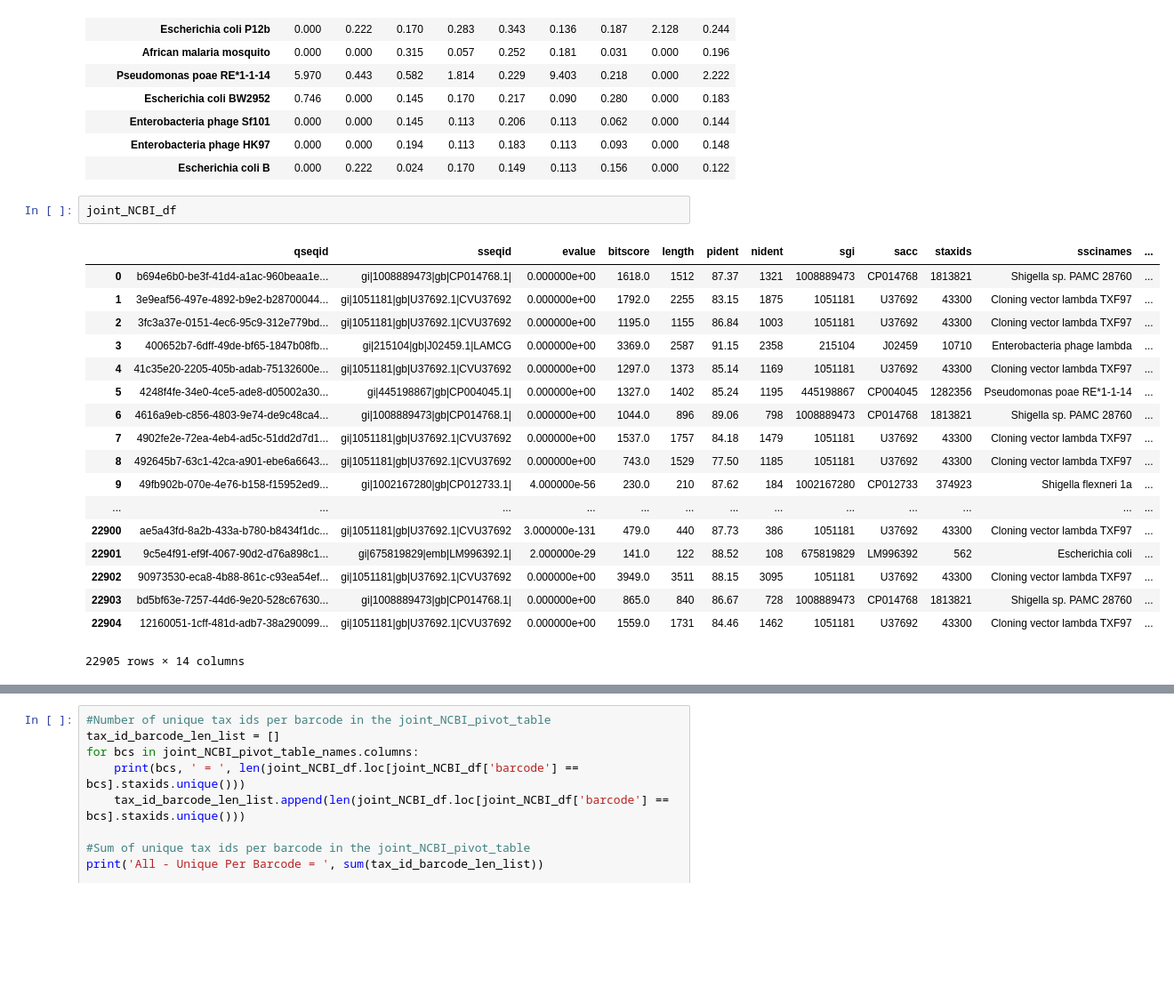
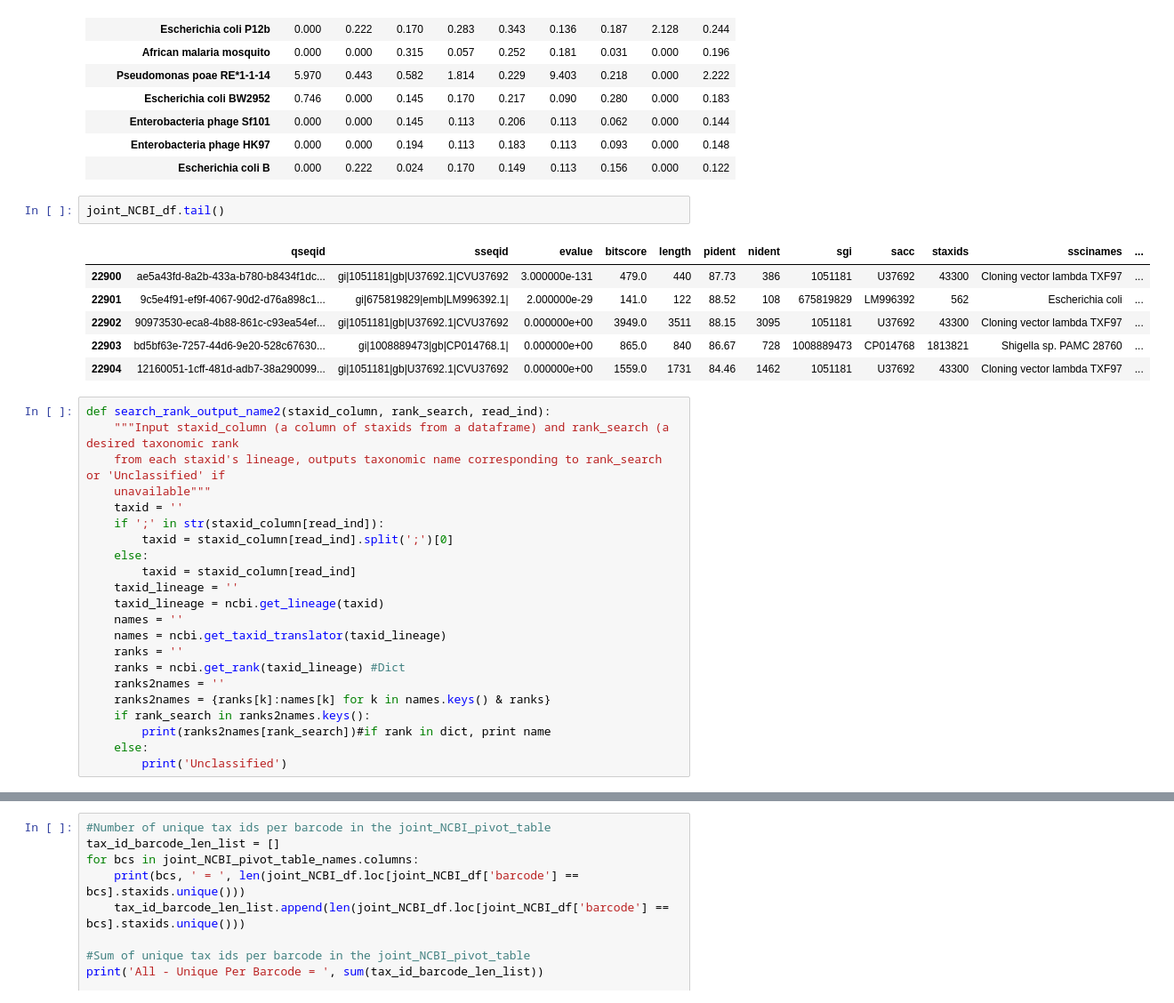
Before and after one commit to BenjaminSchwessinger/Gamran, a Jupyter notebook: MinIon_analysis_05012017_Wagga_initial-taxonomy.ipynb, the cells around one changed output, grey strips where cells are left out. Shown at 89% size. Drawn from its saved outputs; the diff is of its cells as text; blank space fills up the shorter version.

```diff
--- a/MinIon_analysis_05012017_Wagga_initial-taxonomy.ipynb
+++ b/MinIon_analysis_05012017_Wagga_initial-taxonomy.ipynb
@@ -168,23 +168,33 @@ joint_NCBI_pivot_table_names_pc2.applymap(lambda x: '%.3f' % x).head(n=15)
 | Enterobacteria phage HK97 | 0.000 | 0.000 | 0.194 | 0.113 | 0.183 | 0.113 | 0.093 | 0.000 | 0.148 |
 | Escherichia coli B | 0.000 | 0.222 | 0.024 | 0.170 | 0.149 | 0.113 | 0.156 | 0.000 | 0.122 |
 # %%
-joint_NCBI_df
+joint_NCBI_df.tail()
 # %% [output]
 |  | qseqid | sseqid | evalue | bitscore | length | pident | nident | sgi | sacc | staxids | sscinames | ... |
-| 0 | b694e6b0-be3f-41d4-a1ac-960beaa1e... | gi|1008889473|gb|CP014768.1| | 0.000000e+00 | 1618.0 | 1512 | 87.37 | 1321 | 1008889473 | CP014768 | 1813821 | Shigella sp. PAMC 28760 | ... |
-| 1 | 3e9eaf56-497e-4892-b9e2-b28700044... | gi|1051181|gb|U37692.1|CVU37692 | 0.000000e+00 | 1792.0 | 2255 | 83.15 | 1875 | 1051181 | U37692 | 43300 | Cloning vector lambda TXF97 | ... |
-| 2 | 3fc3a37e-0151-4ec6-95c9-312e779bd... | gi|1051181|gb|U37692.1|CVU37692 | 0.000000e+00 | 1195.0 | 1155 | 86.84 | 1003 | 1051181 | U37692 | 43300 | Cloning vector lambda TXF97 | ... |
-| 3 | 400652b7-6dff-49de-bf65-1847b08fb... | gi|215104|gb|J02459.1|LAMCG | 0.000000e+00 | 3369.0 | 2587 | 91.15 | 2358 | 215104 | J02459 | 10710 | Enterobacteria phage lambda | ... |
-| 4 | 41c35e20-2205-405b-adab-75132600e... | gi|1051181|gb|U37692.1|CVU37692 | 0.000000e+00 | 1297.0 | 1373 | 85.14 | 1169 | 1051181 | U37692 | 43300 | Cloning vector lambda TXF97 | ... |
-| 5 | 4248f4fe-34e0-4ce5-ade8-d05002a30... | gi|445198867|gb|CP004045.1| | 0.000000e+00 | 1327.0 | 1402 | 85.24 | 1195 | 445198867 | CP004045 | 1282356 | Pseudomonas poae RE*1-1-14 | ... |
-| 6 | 4616a9eb-c856-4803-9e74-de9c48ca4... | gi|1008889473|gb|CP014768.1| | 0.000000e+00 | 1044.0 | 896 | 89.06 | 798 | 1008889473 | CP014768 | 1813821 | Shigella sp. PAMC 28760 | ... |
-| 7 | 4902fe2e-72ea-4eb4-ad5c-51dd2d7d1... | gi|1051181|gb|U37692.1|CVU37692 | 0.000000e+00 | 1537.0 | 1757 | 84.18 | 1479 | 1051181 | U37692 | 43300 | Cloning vector lambda TXF97 | ... |
-| 8 | 492645b7-63c1-42ca-a901-ebe6a6643... | gi|1051181|gb|U37692.1|CVU37692 | 0.000000e+00 | 743.0 | 1529 | 77.50 | 1185 | 1051181 | U37692 | 43300 | Cloning vector lambda TXF97 | ... |
-| 9 | 49fb902b-070e-4e76-b158-f15952ed9... | gi|1002167280|gb|CP012733.1| | 4.000000e-56 | 230.0 | 210 | 87.62 | 184 | 1002167280 | CP012733 | 374923 | Shigella flexneri 1a | ... |
-| ... | ... | ... | ... | ... | ... | ... | ... | ... | ... | ... | ... | ... |
 | 22900 | ae5a43fd-8a2b-433a-b780-b8434f1dc... | gi|1051181|gb|U37692.1|CVU37692 | 3.000000e-131 | 479.0 | 440 | 87.73 | 386 | 1051181 | U37692 | 43300 | Cloning vector lambda TXF97 | ... |
 | 22901 | 9c5e4f91-ef9f-4067-90d2-d76a898c1... | gi|675819829|emb|LM996392.1| | 2.000000e-29 | 141.0 | 122 | 88.52 | 108 | 675819829 | LM996392 | 562 | Escherichia coli | ... |
 | 22902 | 90973530-eca8-4b88-861c-c93ea54ef... | gi|1051181|gb|U37692.1|CVU37692 | 0.000000e+00 | 3949.0 | 3511 | 88.15 | 3095 | 1051181 | U37692 | 43300 | Cloning vector lambda TXF97 | ... |
 | 22903 | bd5bf63e-7257-44d6-9e20-528c67630... | gi|1008889473|gb|CP014768.1| | 0.000000e+00 | 865.0 | 840 | 86.67 | 728 | 1008889473 | CP014768 | 1813821 | Shigella sp. PAMC 28760 | ... |
 | 22904 | 12160051-1cff-481d-adb7-38a290099... | gi|1051181|gb|U37692.1|CVU37692 | 0.000000e+00 | 1559.0 | 1731 | 84.46 | 1462 | 1051181 | U37692 | 43300 | Cloning vector lambda TXF97 | ... |
-22905 rows × 14 columns
+# %%
+def search_rank_output_name2(staxid_column, rank_search, read_ind):
+    """Input staxid_column (a column of staxids from a dataframe) and rank_search (a desired taxonomic rank
+    from each staxid's lineage, outputs taxonomic name corresponding to rank_search or 'Unclassified' if
+    unavailable"""
+    taxid = ''
+    if ';' in str(staxid_column[read_ind]):
+        taxid = staxid_column[read_ind].split(';')[0]
+    else:
+        taxid = staxid_column[read_ind]
+    taxid_lineage = ''
+    taxid_lineage = ncbi.get_lineage(taxid)
+    names = ''
+    names = ncbi.get_taxid_translator(taxid_lineage)
+    ranks = ''
+    ranks = ncbi.get_rank(taxid_lineage) #Dict
+    ranks2names = ''
+    ranks2names = {ranks[k]:names[k] for k in names.keys() & ranks}
+    if rank_search in ranks2names.keys():
+        print(ranks2names[rank_search])#if rank in dict, print name
+    else:
+        print('Unclassified')
```
Also changed, not shown: parts of 13 cells of this notebook.
